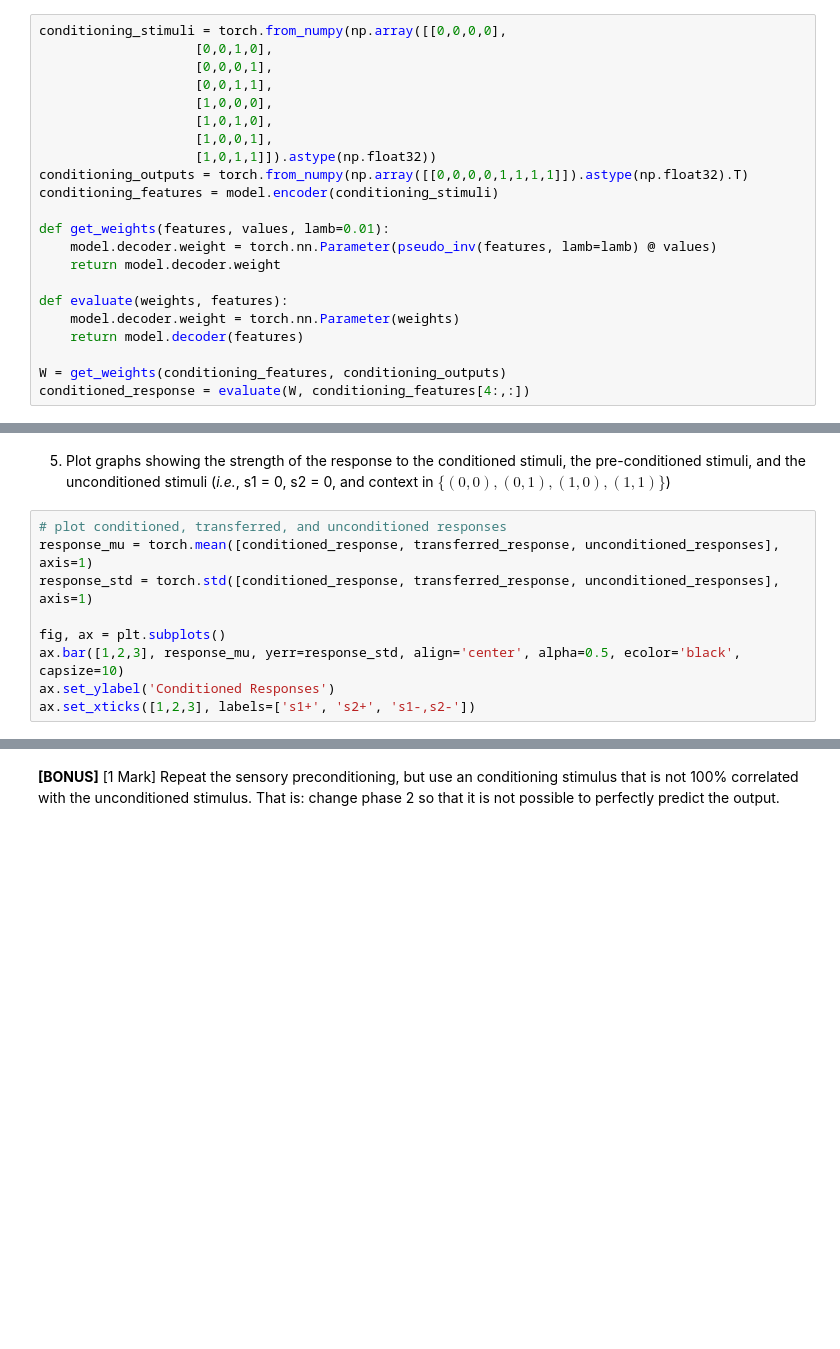
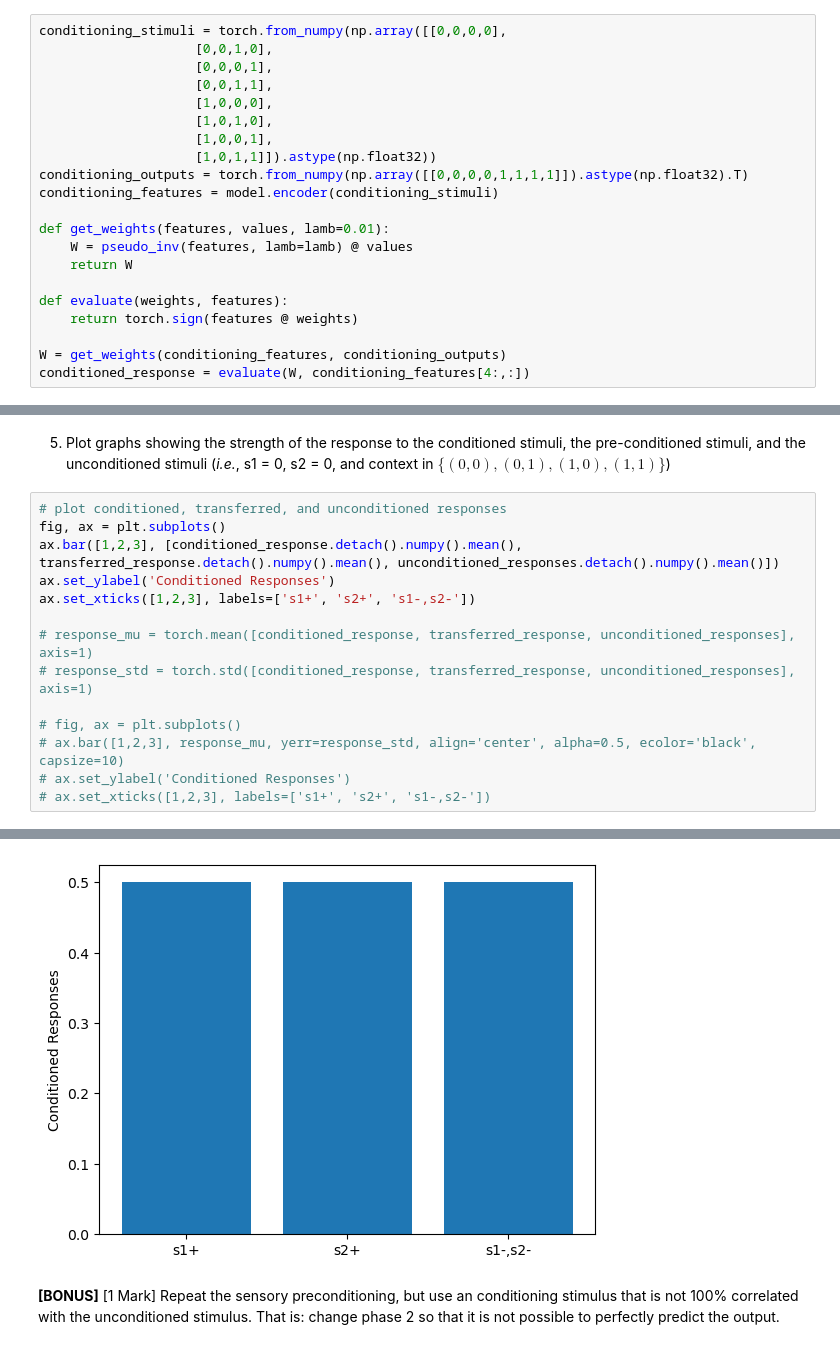
Before and after one commit to kateharvey/SYDE552, a Jupyter notebook: Assignments/20829173-syde552-assignment3.ipynb, the cells around one changed output, grey strips where cells are left out. Drawn from its saved outputs; the diff is of its cells as text; blank space fills up the shorter version.

```diff
--- a/Assignments/20829173-syde552-assignment3.ipynb
+++ b/Assignments/20829173-syde552-assignment3.ipynb
@@ -796,12 +877,11 @@ conditioning_outputs = torch.from_numpy(np.array([[0,0,0,0,1,1,1,1]]).astype(np.
 conditioning_features = model.encoder(conditioning_stimuli)
 
 def get_weights(features, values, lamb=0.01):
-    model.decoder.weight = torch.nn.Parameter(pseudo_inv(features, lamb=lamb) @ values)
-    return model.decoder.weight
+    W = pseudo_inv(features, lamb=lamb) @ values
+    return W
 
 def evaluate(weights, features):
-    model.decoder.weight = torch.nn.Parameter(weights)
-    return model.decoder(features)
+    return torch.sign(features @ weights)
 
 W = get_weights(conditioning_features, conditioning_outputs)
 conditioned_response = evaluate(W, conditioning_features[4:,:])
@@ -825,11 +905,16 @@ unconditioned_responses = evaluate(W, conditioning_features[:4,:])
 (*i.e.*, s1 = 0, s2 = 0, and context in $\{(0,0),(0,1),(1,0),(1,1)\}$)
 # %%
 # plot conditioned, transferred, and unconditioned responses
-response_mu = torch.mean([conditioned_response, transferred_response, unconditioned_responses], axis=1)
-response_std = torch.std([conditioned_response, transferred_response, unconditioned_responses], axis=1)
-
 fig, ax = plt.subplots()
-ax.bar([1,2,3], response_mu, yerr=response_std, align='center', alpha=0.5, ecolor='black', capsize=10)
+ax.bar([1,2,3], [conditioned_response.detach().numpy().mean(), transferred_response.detach().numpy().mean(), unconditioned_responses.detach().numpy().mean()])
 ax.set_ylabel('Conditioned Responses')
 ax.set_xticks([1,2,3], labels=['s1+', 's2+', 's1-,s2-'])
+
+# response_mu = torch.mean([conditioned_response, transferred_response, unconditioned_responses], axis=1)
+# response_std = torch.std([conditioned_response, transferred_response, unconditioned_responses], axis=1)
+
+# fig, ax = plt.subplots()
+# ax.bar([1,2,3], response_mu, yerr=response_std, align='center', alpha=0.5, ecolor='black', capsize=10)
+# ax.set_ylabel('Conditioned Responses')
+# ax.set_xticks([1,2,3], labels=['s1+', 's2+', 's1-,s2-'])
 # %% [output]
@@ -840,2 +924,3 @@ TypeError: mean() received an invalid combination of arguments - got (list, axis
+[figure, added]
 # %% [markdown]
 **[BONUS]** [1 Mark] Repeat the sensory preconditioning, but use an conditioning stimulus that is not 100\% correlated with the unconditioned stimulus. That is: change phase 2 so that it is not possible to perfectly predict the output.
```
Also changed, not shown: parts of 17 cells of this notebook.
